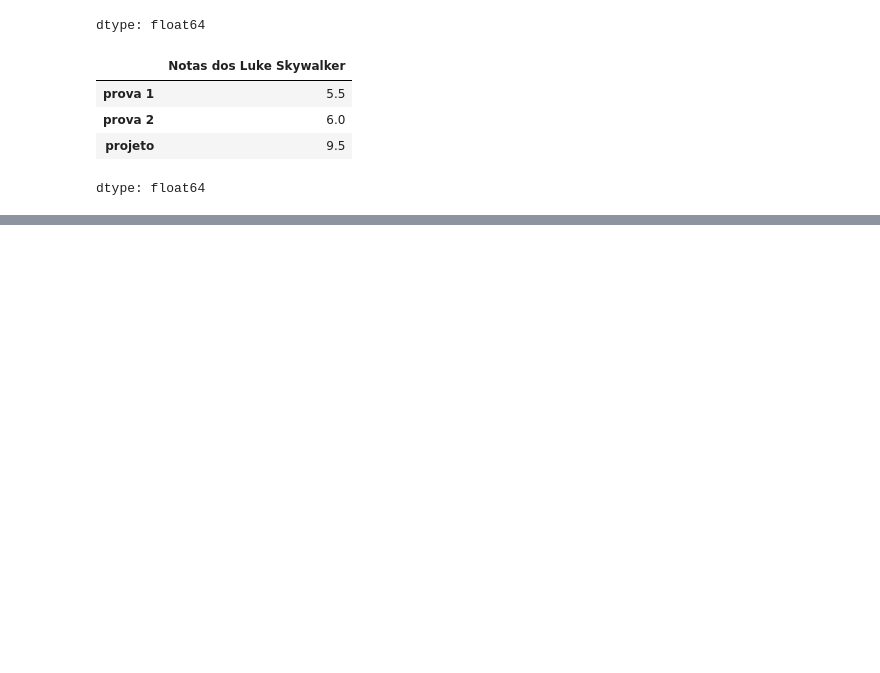
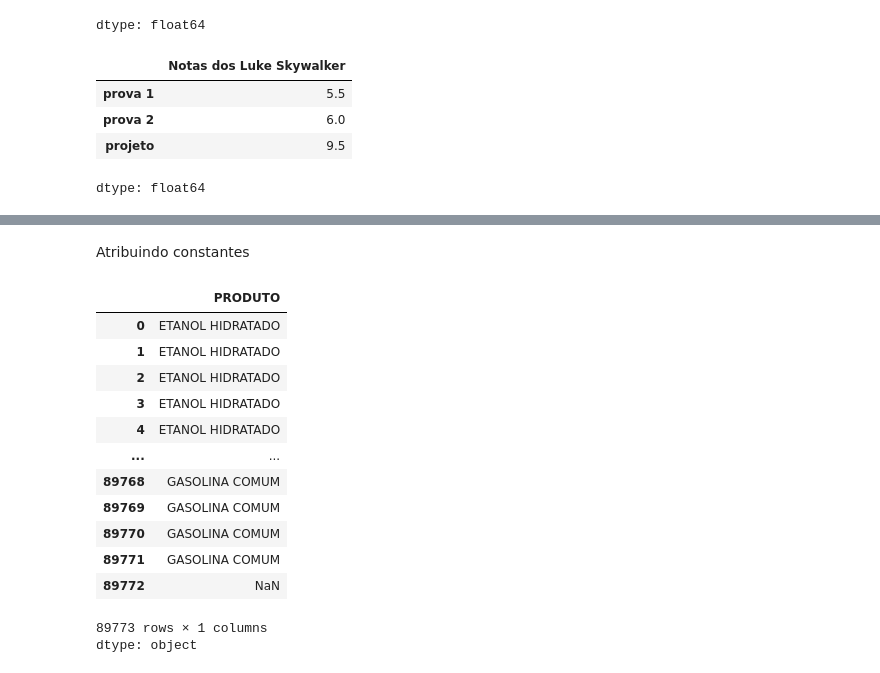
Before and after one commit to Guilherme0202PM/TreinamentoDados, a Jupyter notebook: Semana04/Section02/Pandas.ipynb, the cells around one changed output, grey strips where cells are left out. Drawn from its saved outputs; the diff is of its cells as text; code cells hidden in the pictures; blank space fills up the shorter version.

```diff
--- a/Semana04/Section02/Pandas.ipynb
+++ b/Semana04/Section02/Pandas.ipynb
@@ -261,0 +274,20 @@ dtype: float64
+# %% [markdown]
+Atribuindo constantes
+# %%
+produto_view = data['PRODUTO']  # a series retornada refente à coluna, NÃO É UMA CÓPIA, mas sim, uma REFERÊNCIA/VIEW à coluna do dataframe
+produto_view
+# %% [output]
+|  | PRODUTO |
+| 0 | ETANOL HIDRATADO |
+| 1 | ETANOL HIDRATADO |
+| 2 | ETANOL HIDRATADO |
+| 3 | ETANOL HIDRATADO |
+| 4 | ETANOL HIDRATADO |
+| ... | ... |
+| 89768 | GASOLINA COMUM |
+| 89769 | GASOLINA COMUM |
+| 89770 | GASOLINA COMUM |
+| 89771 | GASOLINA COMUM |
+| 89772 | NaN |
+89773 rows × 1 columns
+dtype: object
```
Also changed, not shown: parts of 7 cells of this notebook.
